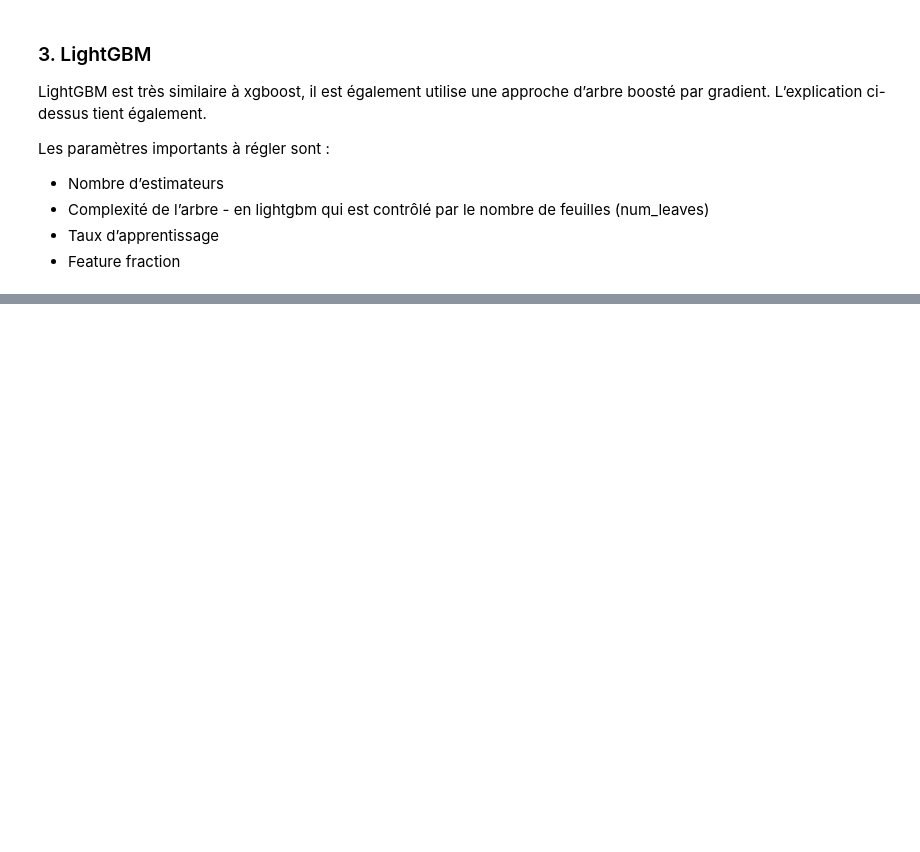
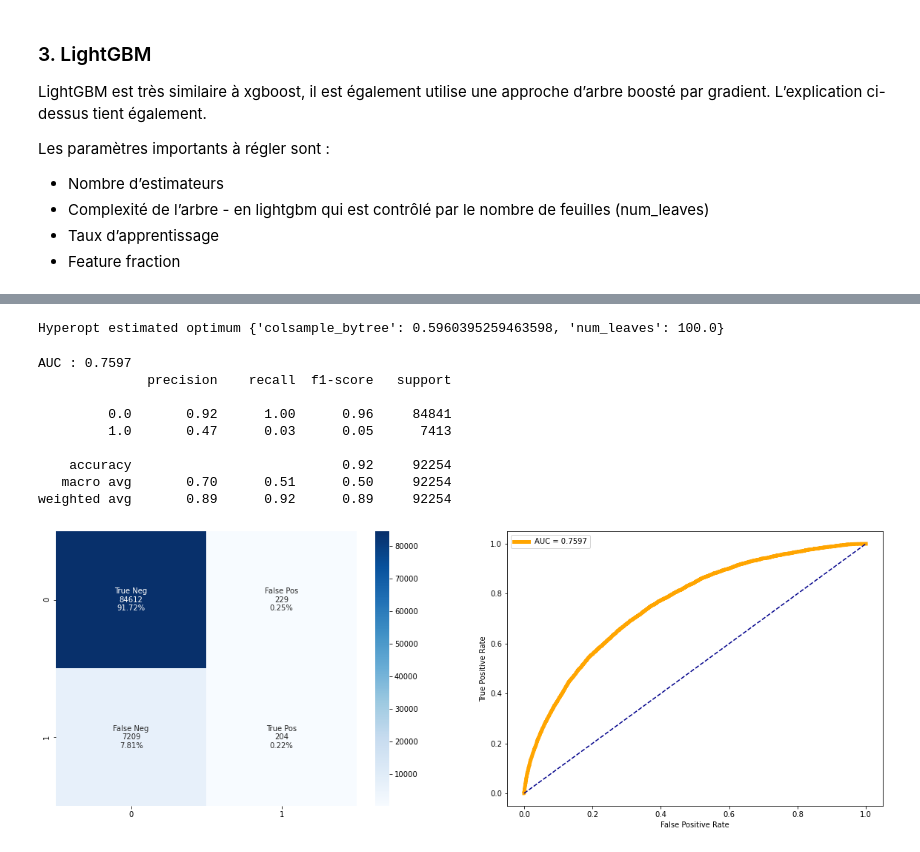
Before and after one commit to Soumaya-kh/scoring_model, a Jupyter notebook: P7_02_modelisation.ipynb, the cells around one changed output, grey strips where cells are left out. Cells and saved outputs as stored; diff of their text form; code cells hidden in the pictures; blank space fills up the shorter version.

```diff
--- a/P7_02_modelisation.ipynb
+++ b/P7_02_modelisation.ipynb
@@ -358,11 +395,26 @@ best = fmin(
 
 )
+# %%
+print("Hyperopt estimated optimum {}".format(best))
+# %% [output]
+Hyperopt estimated optimum {'colsample_bytree': 0.5960395259463598, 'num_leaves': 100.0}
 # %%
-lgbm_model = lgbm.LGBMClassifier(num_leaves = ... , colsample_bytree= ...)
+lgbm_model = lgbm.LGBMClassifier(num_leaves = 100 , colsample_bytree= 0.59)
 lgbm_model.fit(X=X_train_res,y=y_train_res)
 
 roc_auc = roc_auc_score(y_test, lgbm_model.predict_proba(X_test)[:,1])
 print('AUC : %0.4f' %roc_auc)
 print(classification_report(y_test, lgbm_model.predict(X_test)))
 
 Performance(lgbm_model, y_test, lgbm_model.predict(X_test), lgbm_model.predict_proba(X_test)[:,1])
+# %% [output]
+AUC : 0.7597
+              precision    recall  f1-score   support
+
+         0.0       0.92      1.00      0.96     84841
+         1.0       0.47      0.03      0.05      7413
+
+    accuracy                           0.92     92254
+   macro avg       0.70      0.51      0.50     92254
+weighted avg       0.89      0.92      0.89     92254
+[figure, added]
```
Also changed, not shown: parts of 36 cells of this notebook.
